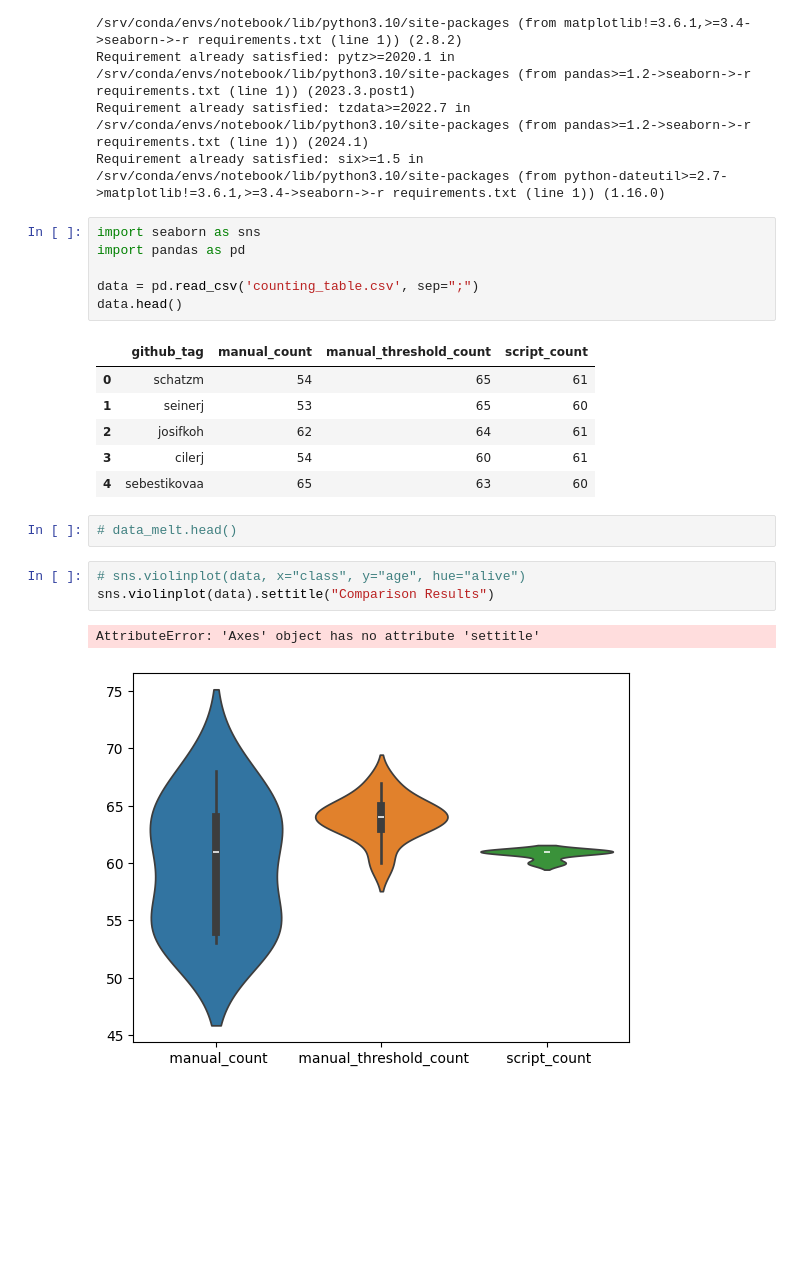
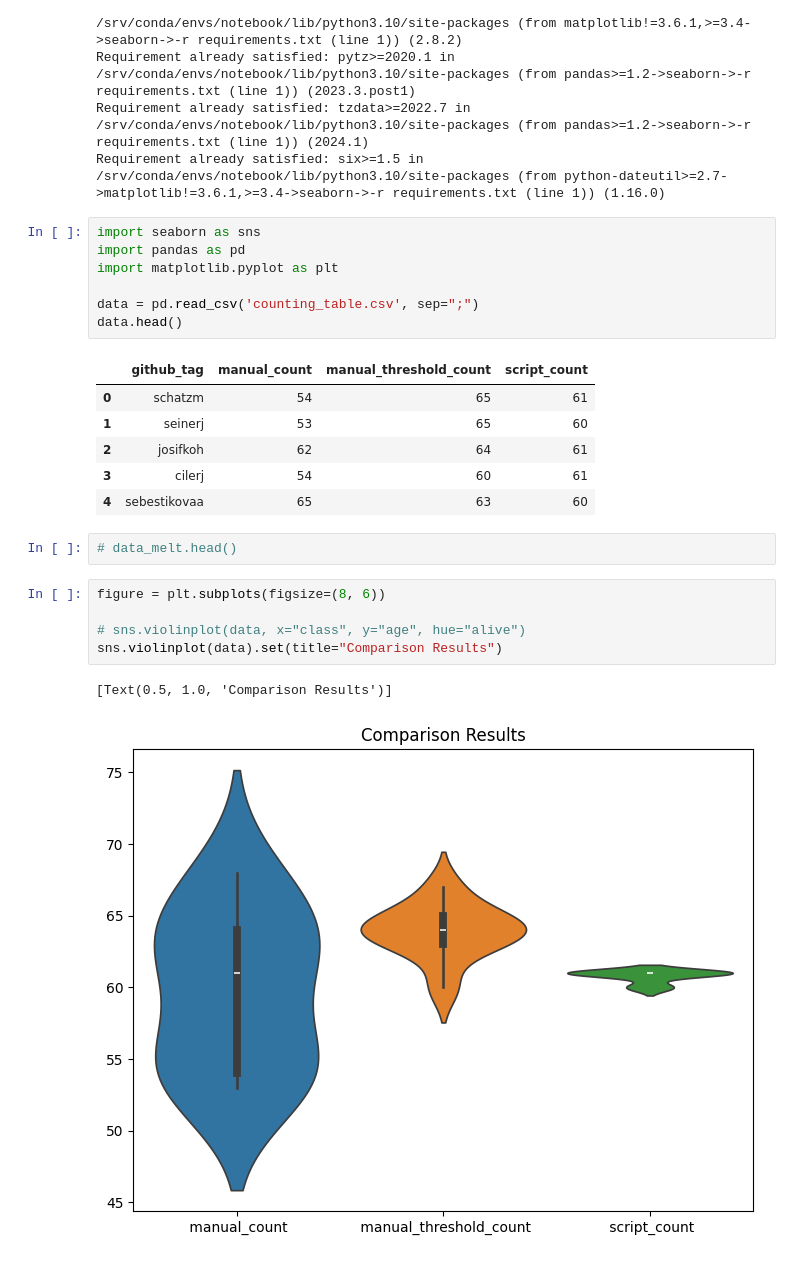
Before and after one commit to UCT-Advanced-Image-Analysis/bia-repeatability-exercise, a Jupyter notebook: evaluation.ipynb, the cells around one changed output. Drawn from its saved outputs; the diff is of its cells as text; blank space fills up the shorter version.

```diff
--- a/evaluation.ipynb
+++ b/evaluation.ipynb
@@ -19,6 +19,7 @@ Requirement already satisfied: six>=1.5 in /srv/conda/envs/notebook/lib/python3.
 # %%
 import seaborn as sns
 import pandas as pd
+import matplotlib.pyplot as plt
 
 data = pd.read_csv('counting_table.csv', sep=";")
 data.head()
@@ -32,8 +33,10 @@ data.head()
 # %%
 # data_melt.head()
 # %%
+figure = plt.subplots(figsize=(8, 6))
+
 # sns.violinplot(data, x="class", y="age", hue="alive")
-sns.violinplot(data).settitle("Comparison Results")
+sns.violinplot(data).set(title="Comparison Results")
 # %% [output]
-AttributeError: 'Axes' object has no attribute 'settitle'
+[Text(0.5, 1.0, 'Comparison Results')]
-[figure, old version]
+[figure, new version]
```
Also changed, not shown: parts of 1 cell of this notebook, 1 other file.
